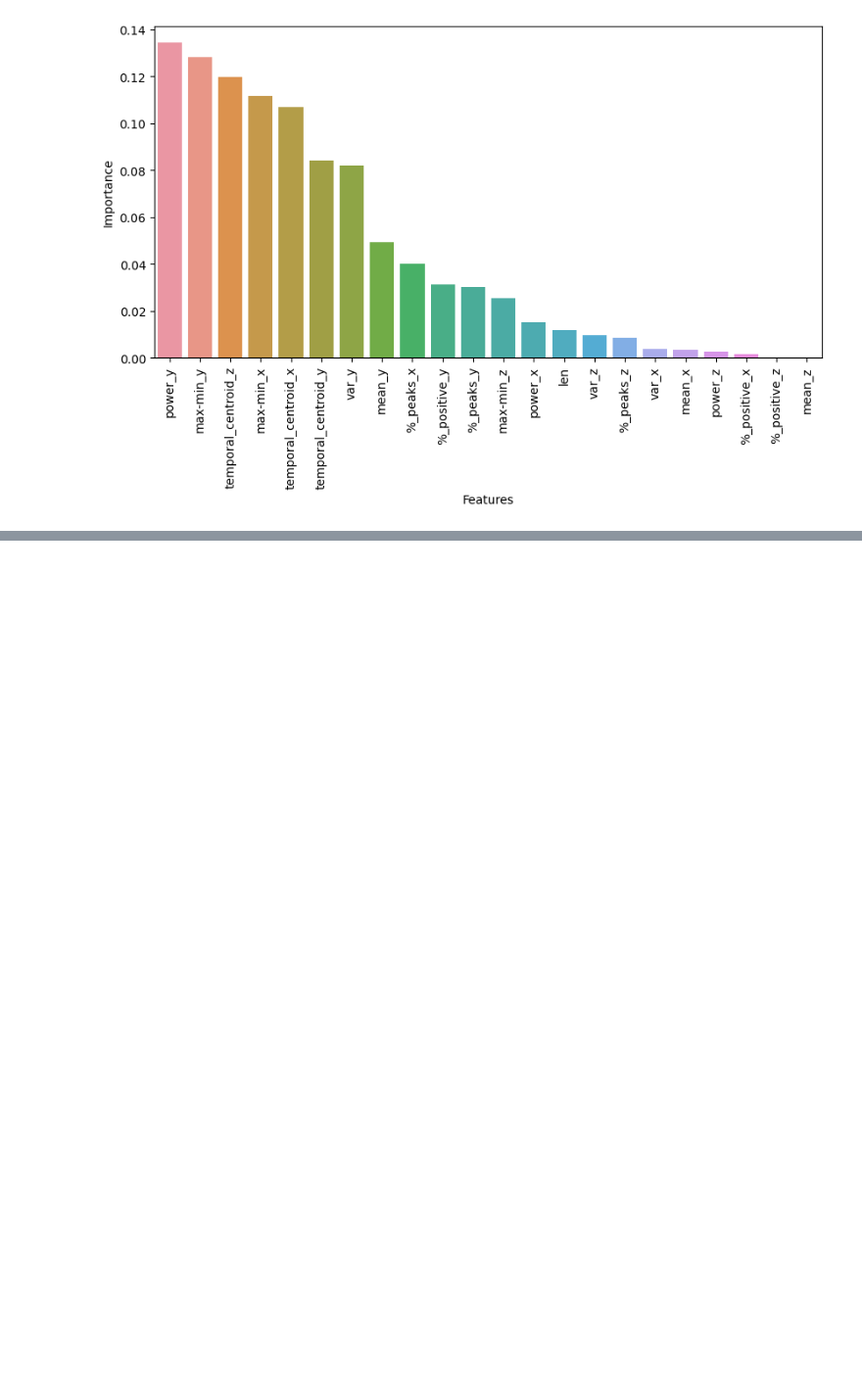
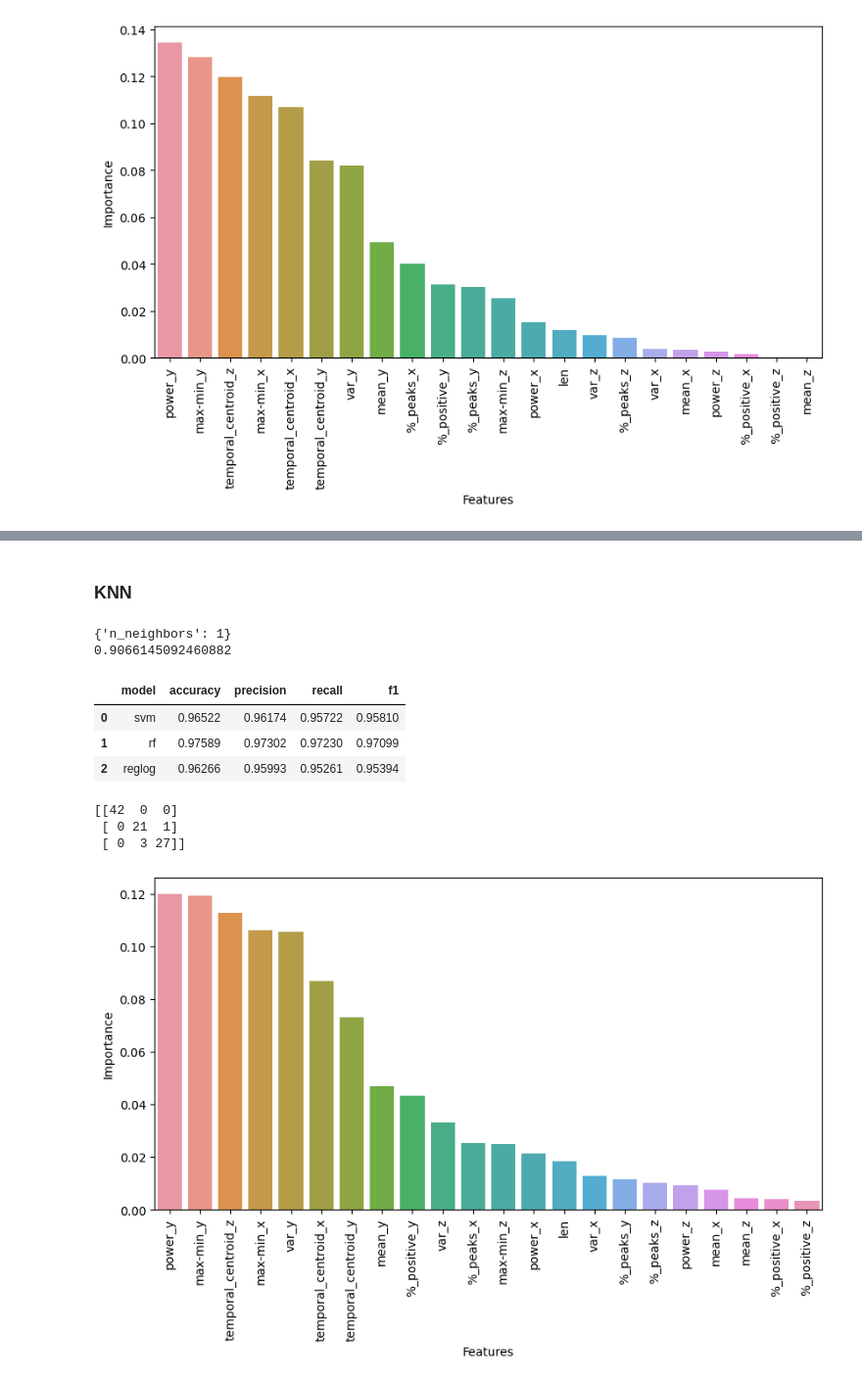
Before and after one commit to Vinavil334/SL4HD, a Jupyter notebook: The Great Giochini.ipynb, the cells around one changed output, grey strips where cells are left out. Shown at 98% size. Cells and saved outputs as stored; diff of their text form; code cells hidden in the pictures; blank space fills up the shorter version.

```diff
--- a/The Great Giochini.ipynb
+++ b/The Great Giochini.ipynb
@@ -1035,0 +1087,78 @@ scores
+# %% [markdown]
+### KNN
+# %%
+# knn
+from sklearn.neighbors import KNeighborsClassifier
+from sklearn.model_selection import GridSearchCV
+
+# perform grid search cv
+knn = KNeighborsClassifier()
+params = {'n_neighbors': np.arange(1, 20)}
+grid_search = GridSearchCV(knn, params, cv=10, scoring='accuracy')
+grid_search.fit(X_train, y_train)
+print(grid_search.best_params_)
+print(grid_search.best_score_)
+# %% [output]
+{'n_neighbors': 1}
+0.9066145092460882
+# %%
+win_svm = svm.SVC(random_state=42, C=100, kernel='rbf')
+win_rf = RandomForestClassifier(n_estimators=200, max_depth=5, random_state=42)
+
+scoring = ['accuracy', 'precision_macro', 'recall_macro', 'f1_macro']
+scores_svm = cross_validate(win_svm, X_train, y_train, cv=10, scoring=scoring)
+scores_rf = cross_validate(win_rf, X_train, y_train, cv=10, scoring=scoring)
+scores_reglog = cross_validate(reglog, X_train, y_train, cv=10, scoring=scoring)
+
+# Create a dataframe with first column with names of models and second column with mean accuracy scores
+scores = pd.DataFrame({'model': ['svm', 'rf', 'reglog'],
+                       'accuracy': [scores_svm['test_accuracy'].mean(), scores_rf['test_accuracy'].mean(), scores_reglog['test_accuracy'].mean()],
+                       'precision': [scores_svm['test_precision_macro'].mean(), scores_rf['test_precision_macro'].mean(), scores_reglog['test_precision_macro'].mean()],
+                       'recall': [scores_svm['test_recall_macro'].mean(), scores_rf['test_recall_macro'].mean(), scores_reglog['test_recall_macro'].mean()],
+                       'f1': [scores_svm['test_f1_macro'].mean(), scores_rf['test_f1_macro'].mean(), scores_reglog['test_f1_macro'].mean()]
+                       })
+
+# Print the dataframe
+scores
+# %% [output]
+|  | model | accuracy | precision | recall | f1 |
+| 0 | svm | 0.96522 | 0.96174 | 0.95722 | 0.95810 |
+| 1 | rf | 0.97589 | 0.97302 | 0.97230 | 0.97099 |
+| 2 | reglog | 0.96266 | 0.95993 | 0.95261 | 0.95394 |
+# %%
+from sklearn.metrics import confusion_matrix
+
+win_rf.fit(X_train, y_train)
+y_pred = win_rf.predict(X_test)
+
+cm = confusion_matrix(y_test, y_pred)
+print(cm)
+# %% [output]
+[[42  0  0]
+ [ 0 21  1]
+ [ 0  3 27]]
+# %%
+# Get the feature importances
+importances = win_rf.feature_importances_
+
+# Create a dataframe of feature importances, sorted descendingly
+feat = pd.DataFrame({'feature': X.columns,
+                     'importance': importances}).sort_values('importance', ascending=False)
+
+# Create a figure
+plt.figure(figsize=(10, 5))
+
+# Create a barplot of the feature importances
+sns.barplot(x=feat.feature, y=feat.importance)
+
+# Rotate tick marks on x-axis
+plt.xticks(rotation=90)
+
+# Create labels
+plt.xlabel("Features")
+plt.ylabel("Importance")
+
+# Show plot
+plt.show()
+# %% [output]
+[figure, added]
```
Also changed, not shown: parts of 14 cells of this notebook.
